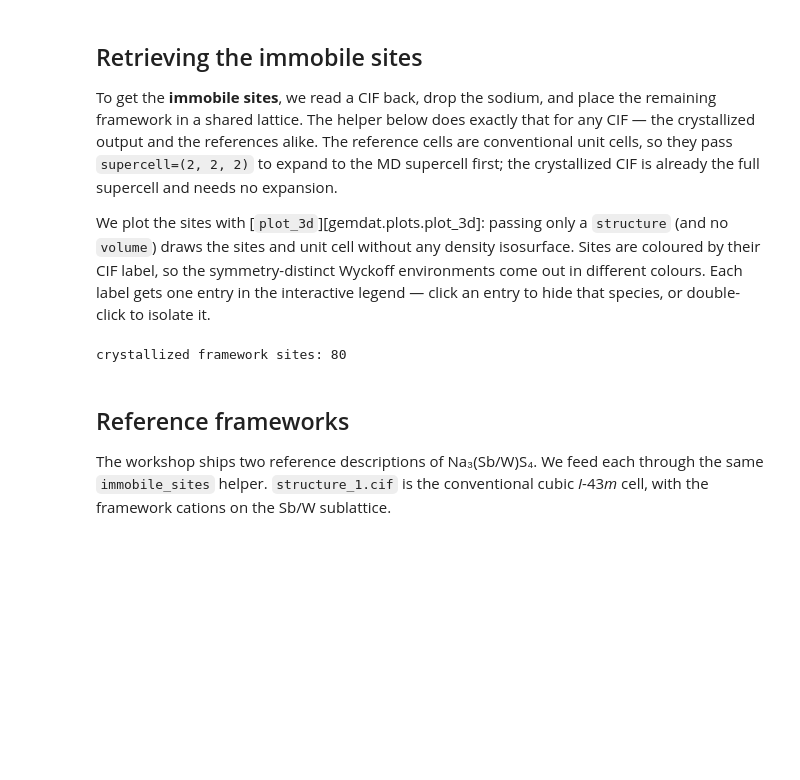
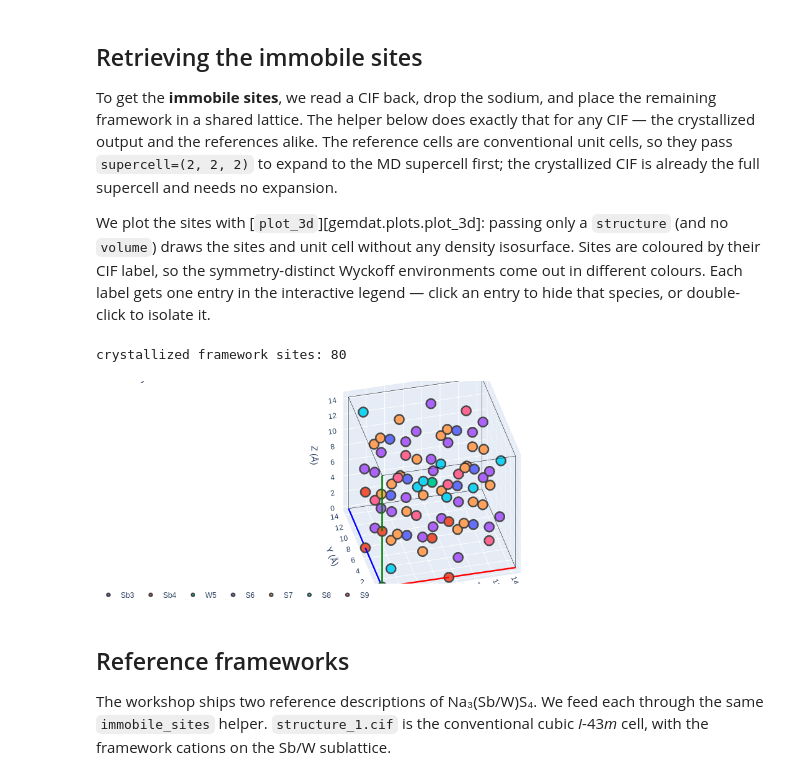
Before and after one commit to GEMDAT-repos/gemdat-notebooks, a Jupyter notebook: crystallizer_framework.ipynb, the cells around one changed output. Saved outputs shown, nothing was run; the diff lists cells and outputs as text; code cells hidden in the pictures; blank space fills up the shorter version.

Commit message:
refresh all notebooks with new colors and legends

```diff
--- a/crystallizer_framework.ipynb
+++ b/crystallizer_framework.ipynb
@@ -71,38 +71,44 @@ their CIF label, so the symmetry-distinct Wyckoff environments come out in diffe
 Each label gets one entry in the interactive legend — click an entry to hide that species, or
 double-click to isolate it.
 # %%
+import re
+
 from pymatgen.core import Structure
 
 from gemdat.io import read_cif
 from gemdat.plots import plot_3d
 
 # Share one coordinate frame across all three structures.
 lattice = result.structure.lattice
 
 
 def immobile_sites(filename: str, *, supercell: tuple | None = None) -> Structure:
     """Read a CIF, keep only the immobile framework (drop the mobile Na), and
     put it in the shared lattice."""
     structure = read_cif(filename)
     if supercell:
         structure.make_supercell(supercell)
     structure.remove_species(['Na'])
+    # `make_supercell` appends a per-copy index ('Sb' -> 'Sb_1', 'Sb_2', ...) to
+    # every label, which would make each copy a distinct entry/colour in plot_3d.
+    # Strip that suffix so we keep the original CIF labels (e.g. 'Sb', 'W', 'S')
+    # and plot_3d colours the distinct Wyckoff environments together.
+    labels = [re.sub(r'_\d+$', '', site.label) for site in structure]
     return Structure(
         lattice=lattice,
         species=[site.species.elements[0] for site in structure],
         coords=[site.frac_coords for site in structure],
-        # Keep the CIF labels (e.g. 'Sb3', 'W5', 'S6') so plot_3d colours the
-        # distinct Wyckoff sites separately.
-        labels=[site.label for site in structure],
+        labels=labels,
     )
 
 
 framework = immobile_sites(CIF)
 
 print(f'crystallized framework sites: {len(framework)}')
 plot_3d(structure=framework, title='Crystallized framework')
 # %% [output]
 crystallized framework sites: 80
+[figure, added]
 # %% [markdown]
 ## Reference frameworks
 
```
Also changed, not shown: parts of 2 cells of this notebook, 11 other files.
